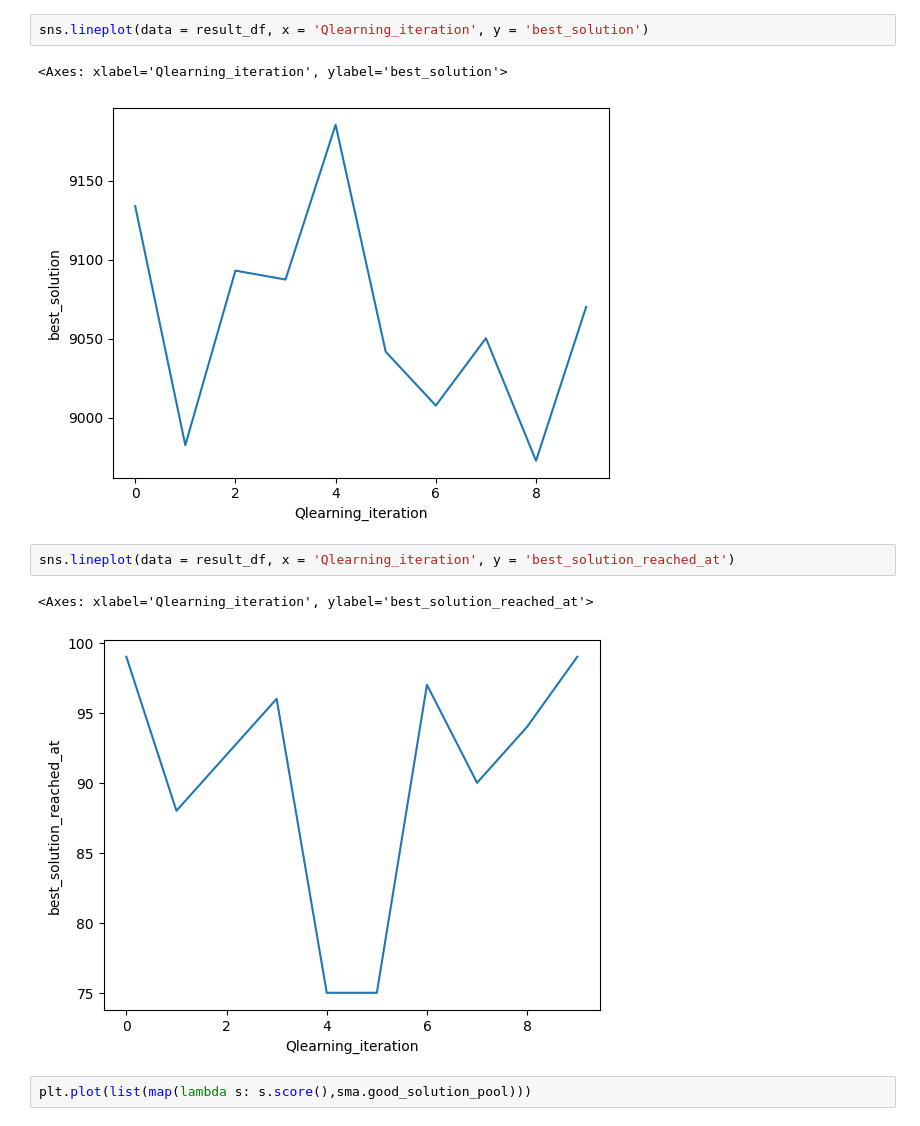
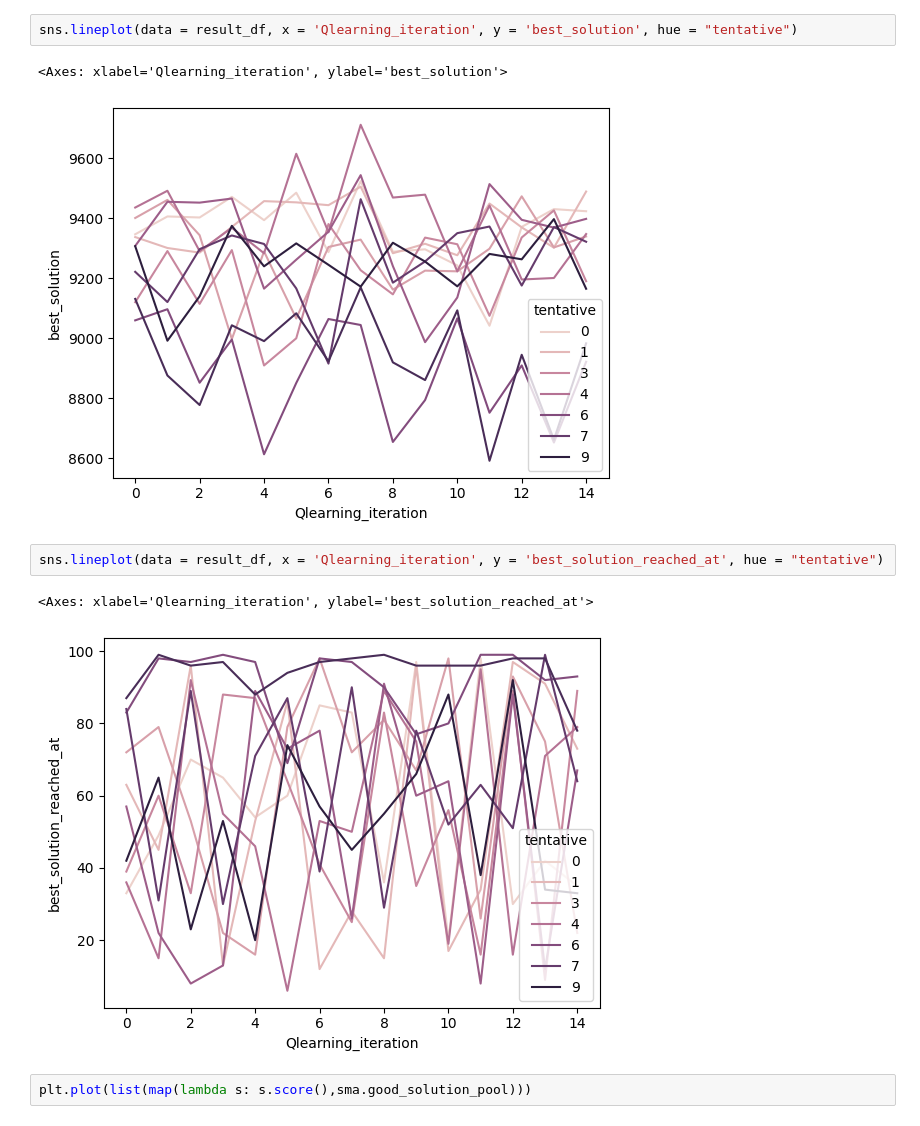
Before and after one commit to JulesVoyer/ICO_Fil_rouge, a Jupyter notebook: SMA_notebook.ipynb, the cells around one changed output. Drawn from its saved outputs; the diff is of its cells as text.

Commit message:
etude de l'effet du Qlearning sur 10 itérations sur un probleme donné

```diff
--- a/SMA_notebook.ipynb
+++ b/SMA_notebook.ipynb
@@ -81,13 +70,13 @@ We would love to hear what you think about this new feature. If you have any tho
 # %%
-sns.lineplot(data = result_df, x = 'Qlearning_iteration', y = 'best_solution')
+sns.lineplot(data = result_df, x = 'Qlearning_iteration', y = 'best_solution', hue = "tentative")
 # %% [output]
 <Axes: xlabel='Qlearning_iteration', ylabel='best_solution'>
-[figure, old version]
+[figure, new version]
 # %%
-sns.lineplot(data = result_df, x = 'Qlearning_iteration', y = 'best_solution_reached_at')
+sns.lineplot(data = result_df, x = 'Qlearning_iteration', y = 'best_solution_reached_at', hue = "tentative")
 # %% [output]
 <Axes: xlabel='Qlearning_iteration', ylabel='best_solution_reached_at'>
-[figure, old version]
+[figure, new version]
 # %%
 plt.plot(list(map(lambda s: s.score(),sma.good_solution_pool)))
 # %% [output]
```
Also changed, not shown: parts of 2 cells of this notebook.
